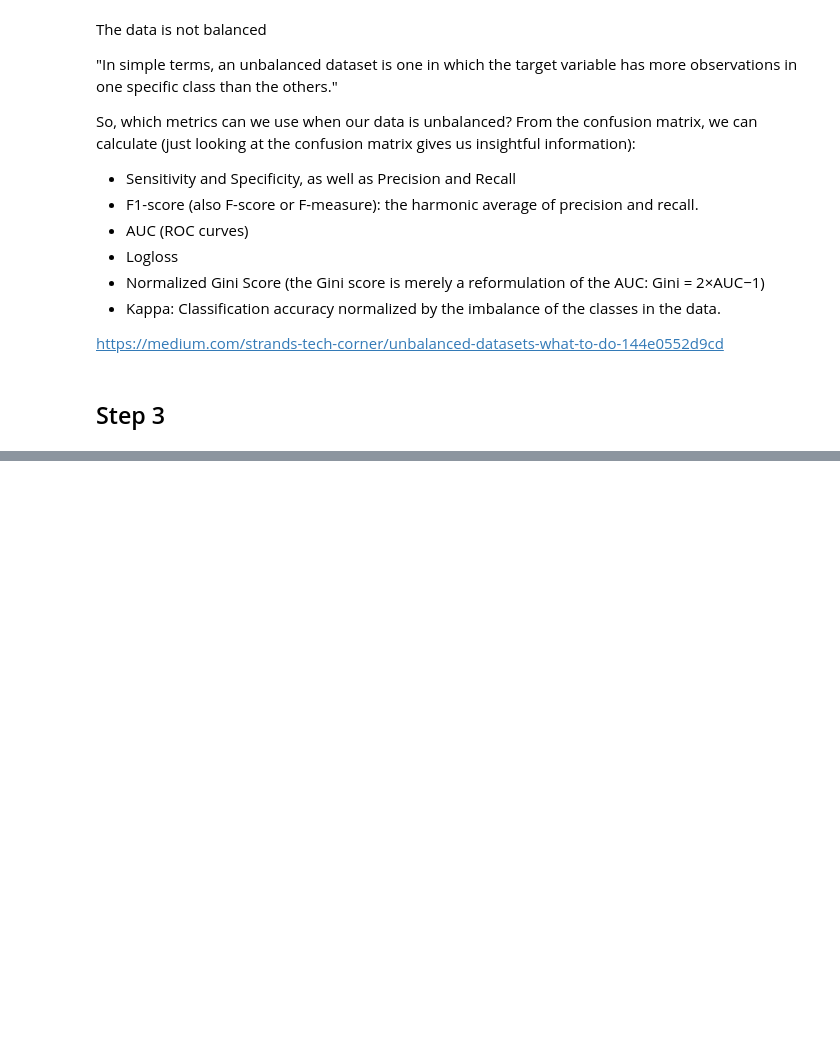
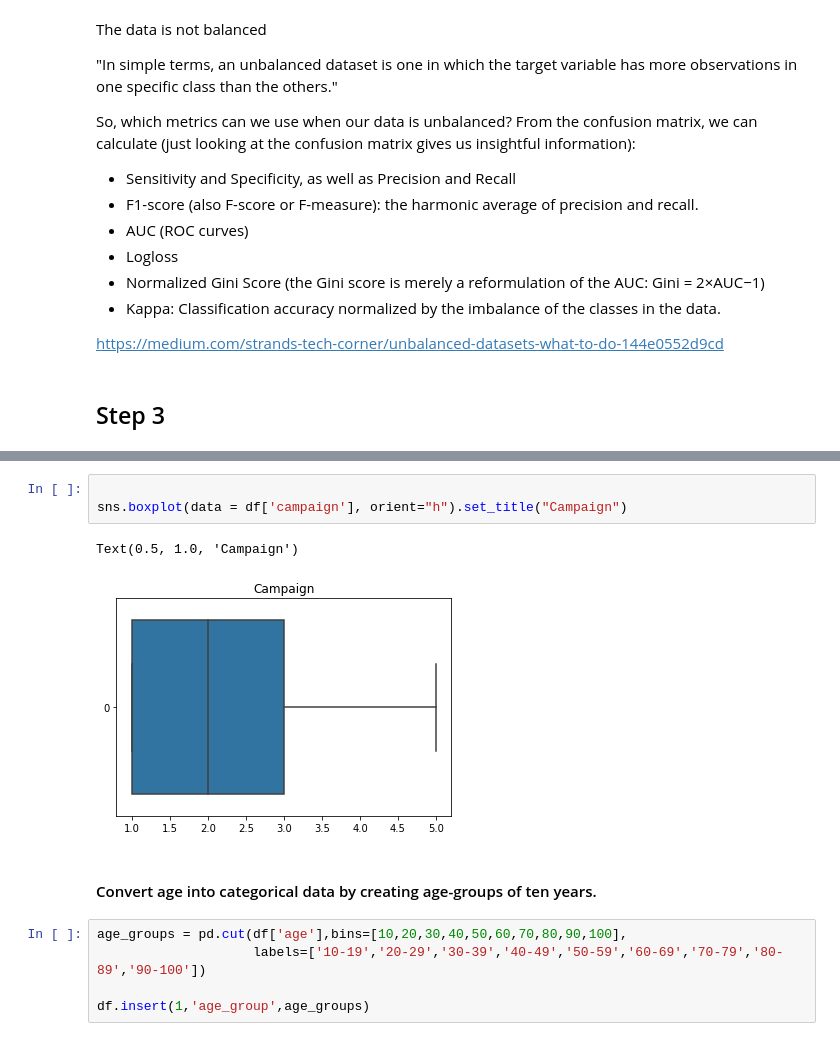
Before and after one commit to martina-nu/LogisticRegression-BankMarketing, a Jupyter notebook: src/explore.ipynb, the cells around one changed output, grey strips where cells are left out. Drawn from its saved outputs; the diff is of its cells as text; blank space fills up the shorter version.

```diff
--- a/src/explore.ipynb
+++ b/src/explore.ipynb
@@ -131,0 +435,13 @@ https://medium.com/strands-tech-corner/unbalanced-datasets-what-to-do-144e0552d9
+# %%
+
+sns.boxplot(data = df['campaign'], orient="h").set_title("Campaign")
+# %% [output]
+Text(0.5, 1.0, 'Campaign')
+[figure, added]
+# %% [markdown]
+#### Convert age into categorical data by creating age-groups of ten years.
+# %%
+age_groups = pd.cut(df['age'],bins=[10,20,30,40,50,60,70,80,90,100],
+                    labels=['10-19','20-29','30-39','40-49','50-59','60-69','70-79','80-89','90-100'])
+
+df.insert(1,'age_group',age_groups)
```
Also changed, not shown: parts of 82 cells of this notebook, 1 other file.
